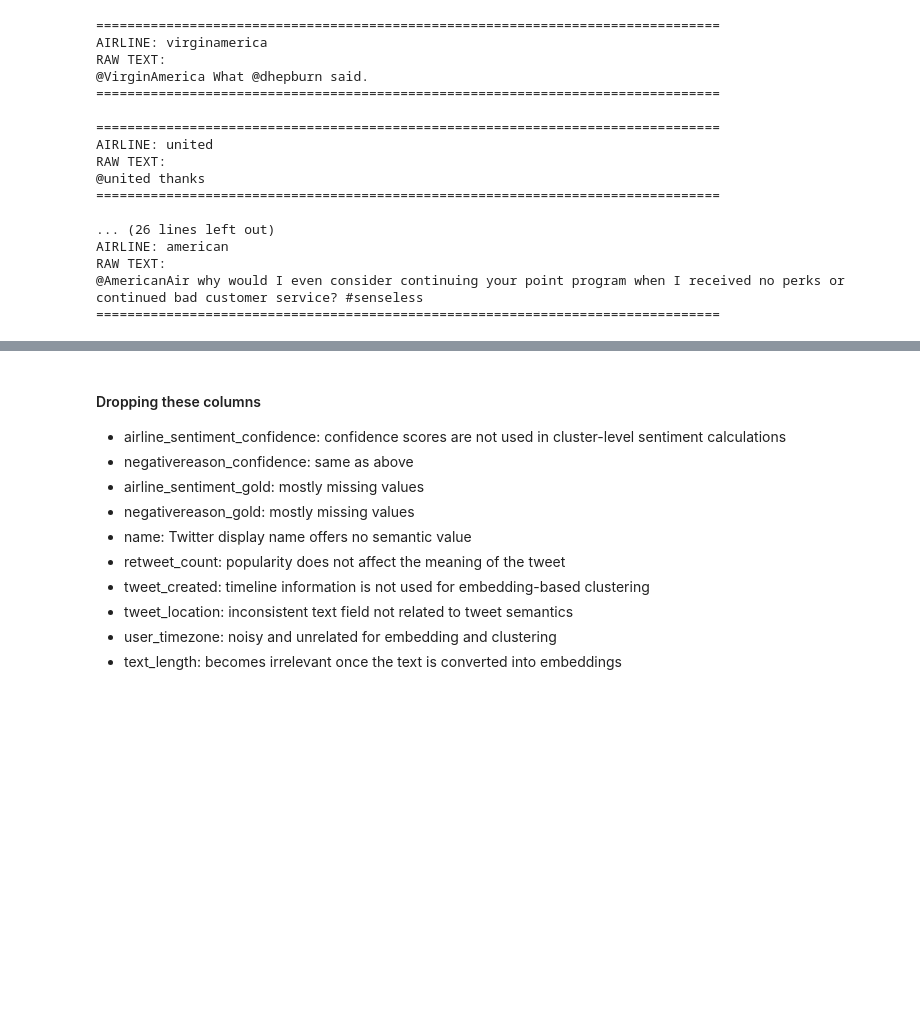
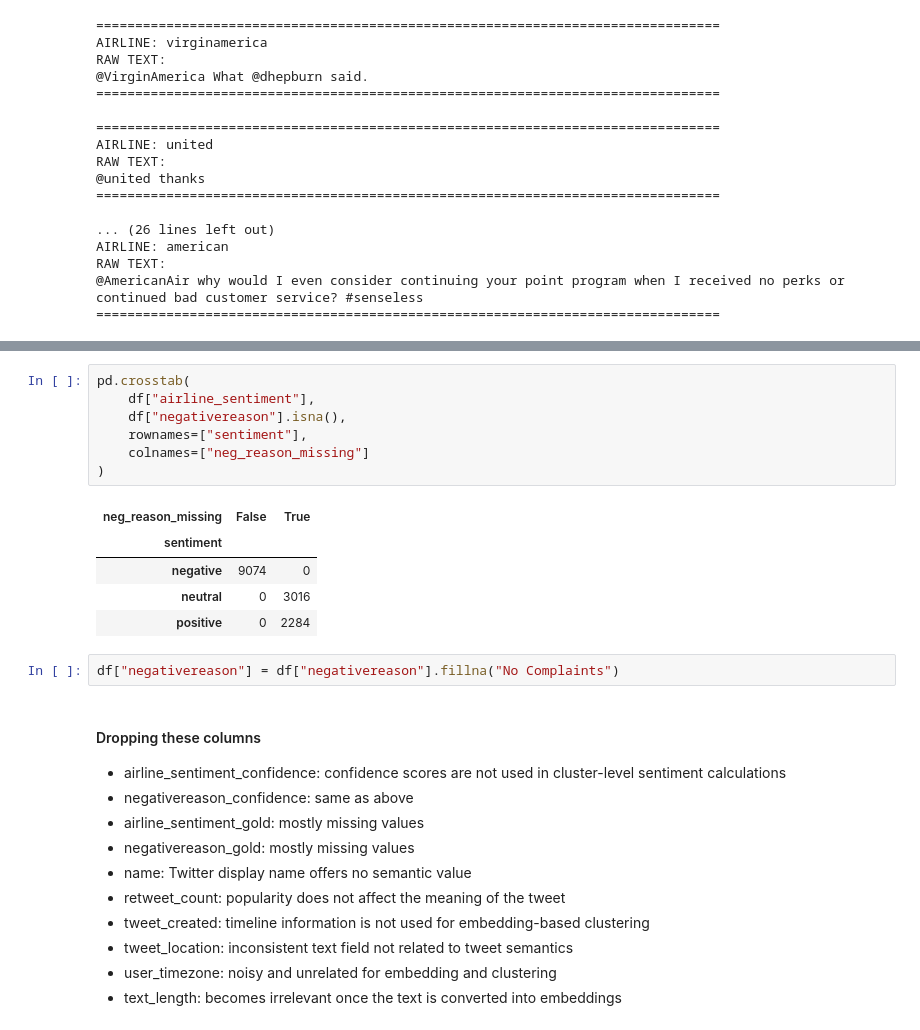
Before and after one commit to slneha/ECE684FinalProj, a Jupyter notebook: Data_Cleaning.ipynb, the cells around one changed output, grey strips where cells are left out. Saved outputs shown, nothing was run; the diff lists cells and outputs as text; blank space fills up the shorter version.

```diff
--- a/Data_Cleaning.ipynb
+++ b/Data_Cleaning.ipynb
@@ -392,3 +399,18 @@ RAW TEXT:
+# %%
+pd.crosstab(
+    df["airline_sentiment"],
+    df["negativereason"].isna(),
+    rownames=["sentiment"],
+    colnames=["neg_reason_missing"]
+)
+# %% [output]
+| neg_reason_missing | False | True |
+| sentiment |  |  |
+| negative | 9074 | 0 |
+| neutral | 0 | 3016 |
+| positive | 0 | 2284 |
+# %%
+df["negativereason"] = df["negativereason"].fillna("No Complaints")
 # %% [markdown]
 #### Dropping these columns
 - airline_sentiment_confidence: confidence scores are not used in cluster-level sentiment calculations
```
Also changed, not shown: parts of 7 cells of this notebook.
